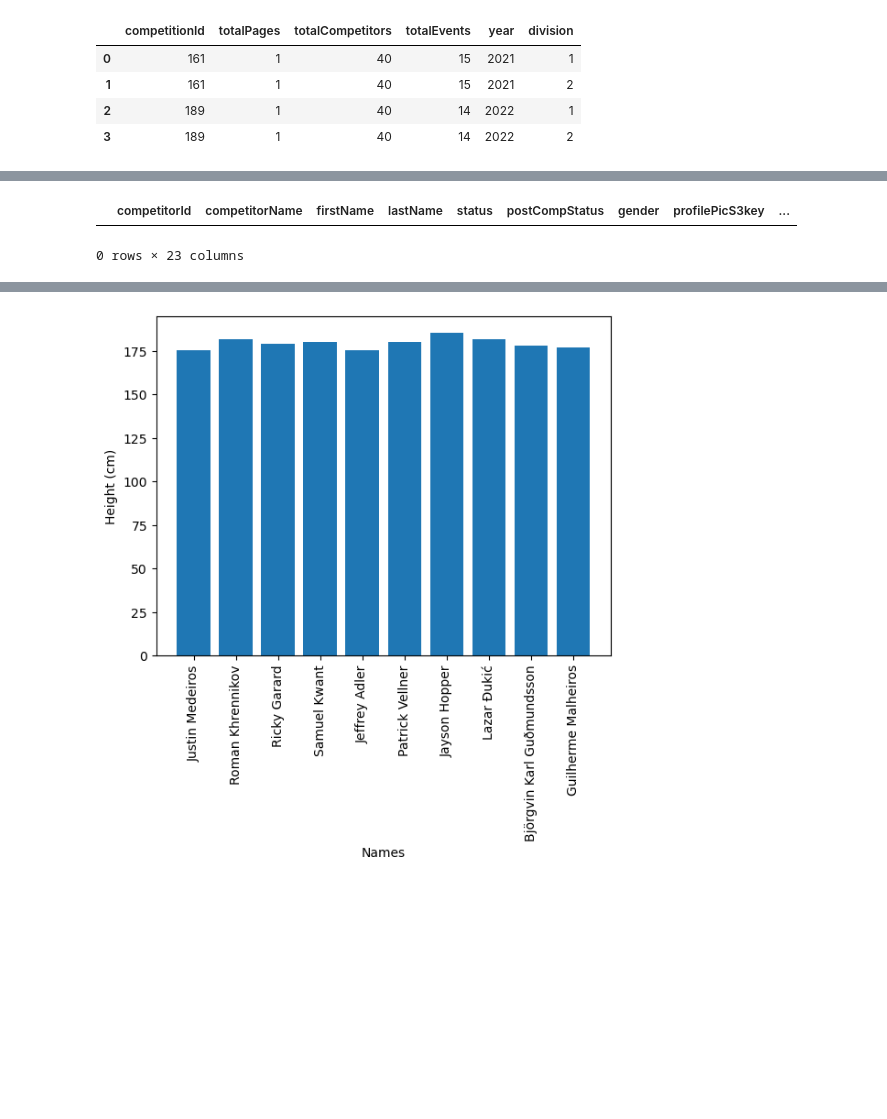
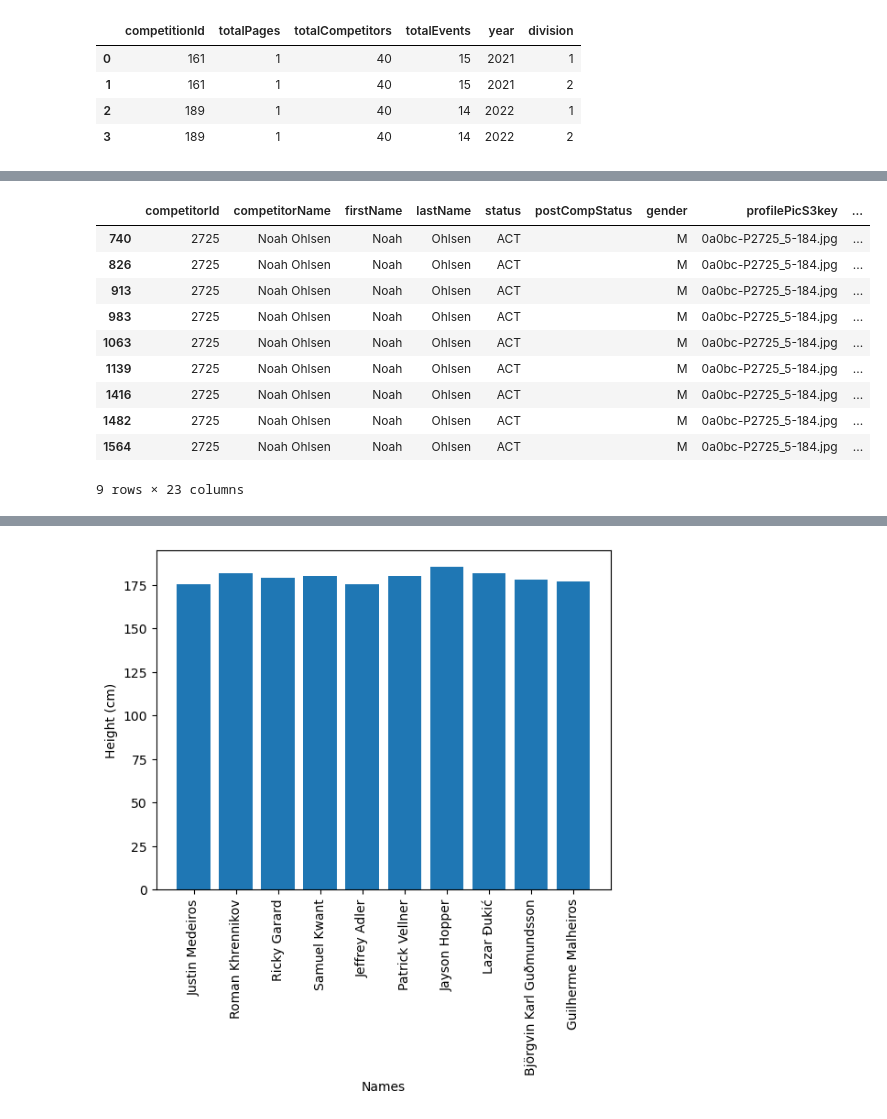
Before and after one commit to ArnarHardarson/rice-krispie-cakes, a Jupyter notebook: notebook_new_datamodel.ipynb, the cells around one changed output, grey strips where cells are left out. Saved outputs shown, nothing was run; the diff lists cells and outputs as text; code cells hidden in the pictures; blank space fills up the shorter version.

```diff
--- a/notebook_new_datamodel.ipynb
+++ b/notebook_new_datamodel.ipynb
@@ -112,25 +200,3 @@ df_games_info_multiple.head()
 | 1 | 161 | 1 | 40 | 15 | 2021 | 2 |
 | 2 | 189 | 1 | 40 | 14 | 2022 | 1 |
 | 3 | 189 | 1 | 40 | 14 | 2022 | 2 |
-# %%
-# Two functions to make height and weight comparable between US and rest of world
-
-# function to convert inches to cm
-def inch_to_cm(height):
-    if 'in' in height:
-        height_in_inches = float(height.replace('in', '').strip())
-        return round(height_in_inches * 2.54, 1)
-    elif 'cm' in height:
-        return float(height.replace('cm', '').strip())
-    else:
-        return None
-
-# function to convert lbs to kg
-def lb_to_kg(weight):
-    if 'lb' in weight:
-        weight_in_lbs = float(weight.replace('lb', '').strip())
-        return round(weight_in_lbs / 2.20462, 1)
-    elif 'kg' in weight:
-        return float(weight.replace('kg', '').strip())
-    else:
-        return None
@@ -175,7 +273,6 @@ def games_info_competitors(year, division):
                 response = games_json_dump(year=year,division=division_value[current_division],page=page)
                 if page == info_response[1]: # if we are on the final page
                     # call webservice to get get the json
-                    response = games_json_dump(year=year,division=division_value[current_division],page=page)
                     for competitors_on_last_page in range(0, info_response[2] - (info_response[1] - 1) * 50): # there are currently 50 results per page
                         # parse json to where we want to be
                         entrant_json = response['leaderboardRows'][competitors_on_last_page]['entrant']
@@ -185,7 +282,7 @@ def games_info_competitors(year, division):
                         df_games_info_competitors = pd.concat([df_games_info_competitors, df_temp], ignore_index=True)
                 else:
                     # call webservice to get get the json
-                    response = games_json_dump(year=year,division=division_value[current_division],page=page)
+                    #response = games_json_dump(year=year,division=division_value[current_division],page=page)
                     for competitor_not_on_last_page in range(0,50): # there are currently 50 results per page
                         # parse json to where we want to be
                         entrant_json = response['leaderboardRows'][competitor_not_on_last_page]['entrant']
@@ -193,6 +290,7 @@ def games_info_competitors(year, division):
                         df_temp = pd.DataFrame([entrant_json])
                         # concatenate the DataFrame with the existing DataFrame
                         df_games_info_competitors = pd.concat([df_games_info_competitors, df_temp], ignore_index=True)
+        # else when total_pages on the leaderbord is just one
         else:
             # call webservice to get get the json
             response = games_json_dump(year=year,division=division_value[current_division],page=1)
@@ -205,8 +303,11 @@ def games_info_competitors(year, division):
                 df_games_info_competitors = pd.concat([df_games_info_competitors, df_temp], ignore_index=True)
 
     # Some transfomration of the data in df_games_info_competitors
-    df_games_info_competitors['age'] = df_games_info_competitors['age'].astype(int)
-    # apply the function to the 'Height' column and assign it back to the column
+
+    # transform columns into numerical when relevant
+    df_games_info_competitors = convert_object_columns_to_numeric(df_games_info_competitors)
+
+    # apply the functions to the relevant columns and assign it back to the columns
     df_games_info_competitors['heightInCm'] = df_games_info_competitors['height'].apply(inch_to_cm)
     df_games_info_competitors['weightInKg'] = df_games_info_competitors['weight'].apply(lb_to_kg)
 
@@ -230,9 +362,9 @@ def games_info_competitor_multiple(year_from=2018, year_too=2022, division=1):
     df_games_info_competitor_multiple = pd.DataFrame()
 
     # iterate over the selected years
-    for i in range(year_from, year_too + 1):
-        df_temp = games_info_competitors(i,division)
-        df_temp['year'] = i
+    for year in range(year_from, year_too + 1):
+        df_temp = games_info_competitors(year,division)
+        df_temp['year'] = year
         df_games_info_competitor_multiple = pd.concat([df_games_info_competitor_multiple, df_temp], ignore_index=True)
 
     return(df_games_info_competitor_multiple)
@@ -261,5 +409,14 @@ memory usage: 293.6+ KB
 # %%
-df_games_info_competitors[df_games_info_competitors['competitorName'] == 'Tia Clair Toomey']
+df_games_info_competitors[df_games_info_competitors['competitorName'] == 'Noah Ohlsen']
 # %% [output]
 |  | competitorId | competitorName | firstName | lastName | status | postCompStatus | gender | profilePicS3key | ... |
+| 740 | 2725 | Noah Ohlsen | Noah | Ohlsen | ACT |  | M | 0a0bc-P2725_5-184.jpg | ... |
+| 826 | 2725 | Noah Ohlsen | Noah | Ohlsen | ACT |  | M | 0a0bc-P2725_5-184.jpg | ... |
+| 913 | 2725 | Noah Ohlsen | Noah | Ohlsen | ACT |  | M | 0a0bc-P2725_5-184.jpg | ... |
+| 983 | 2725 | Noah Ohlsen | Noah | Ohlsen | ACT |  | M | 0a0bc-P2725_5-184.jpg | ... |
+| 1063 | 2725 | Noah Ohlsen | Noah | Ohlsen | ACT |  | M | 0a0bc-P2725_5-184.jpg | ... |
+| 1139 | 2725 | Noah Ohlsen | Noah | Ohlsen | ACT |  | M | 0a0bc-P2725_5-184.jpg | ... |
+| 1416 | 2725 | Noah Ohlsen | Noah | Ohlsen | ACT |  | M | 0a0bc-P2725_5-184.jpg | ... |
+| 1482 | 2725 | Noah Ohlsen | Noah | Ohlsen | ACT |  | M | 0a0bc-P2725_5-184.jpg | ... |
+| 1564 | 2725 | Noah Ohlsen | Noah | Ohlsen | ACT |  | M | 0a0bc-P2725_5-184.jpg | ... |
-0 rows × 23 columns
+9 rows × 23 columns
```
Also changed, not shown: parts of 21 cells of this notebook.
